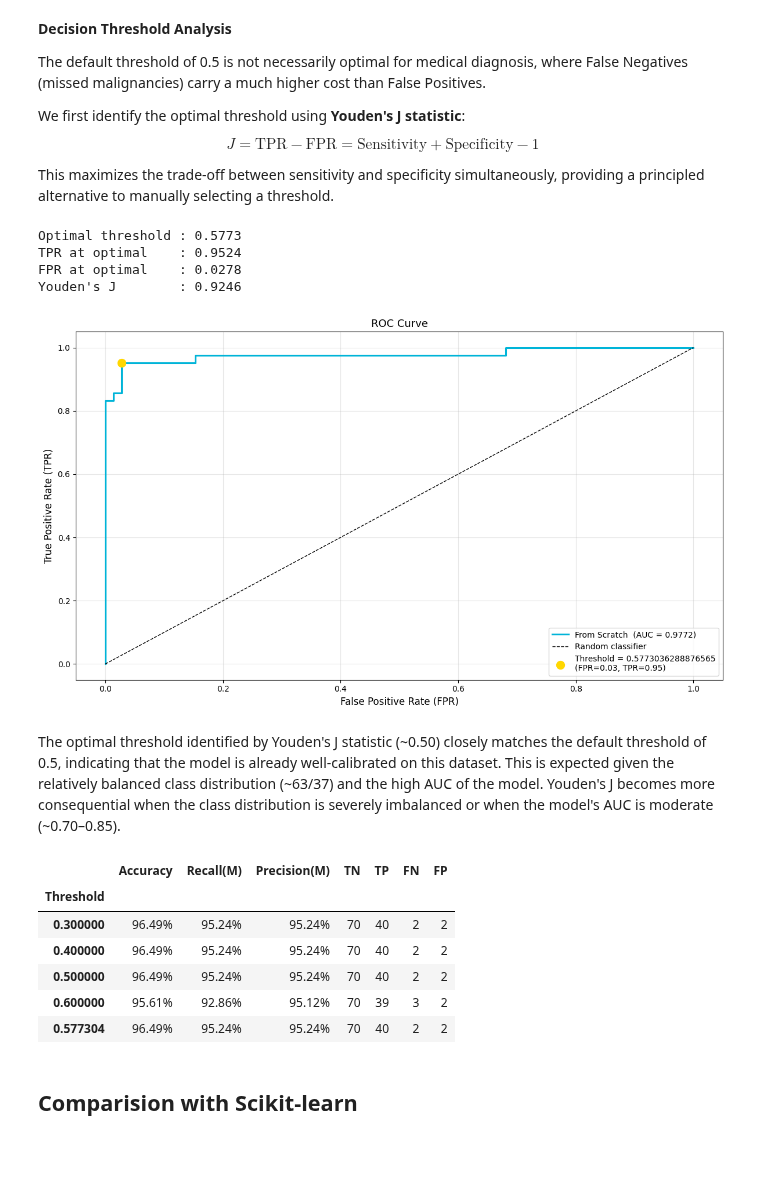
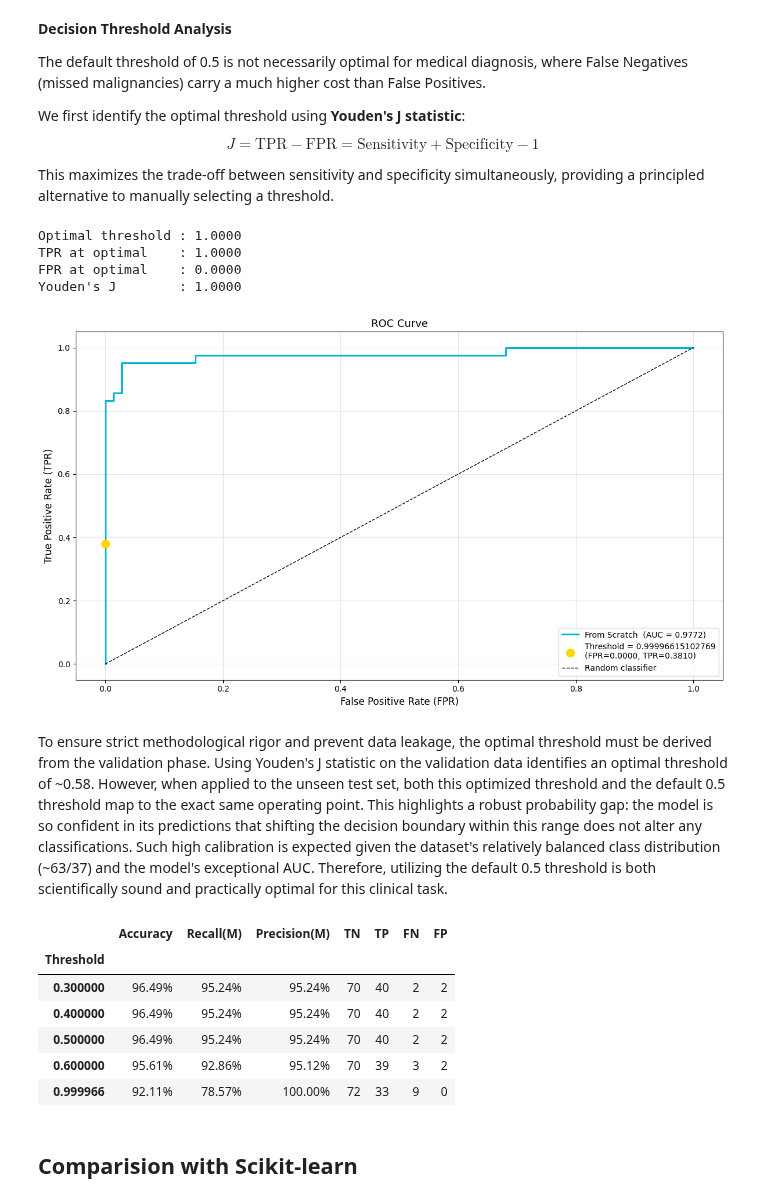
Before and after one commit to laveanfield/Logistic-Regression-from-Scratch, a Jupyter notebook: logistic_regression_breast_cancer.ipynb, the cells around one changed output. Drawn from its saved outputs; the diff is of its cells as text; code cells hidden in the pictures; blank space fills up the shorter version.

```diff
--- a/logistic_regression_breast_cancer.ipynb
+++ b/logistic_regression_breast_cancer.ipynb
@@ -254,7 +258,7 @@ class LogisticRegressionScratch:
 ## **Data Preparation**
 # %%
 df = load_breast_cancer_data(source="csv")
-X_train, X_val, X_test, y_train, y_val, y_test, feature_names = preprocess_breast_cancer_data(df)
+X_train, X_val, X_test, y_train, y_val, y_test, feature_names, preprocessor = preprocess_breast_cancer_data(df)
 # %% [output]
 Read CSV from: D:\IT\Machine Learning\Logistic-Regression-from-Scratch\data\processed\data.csv...
 Have read 569 feartures 31 columns
@@ -330,6 +330,7 @@ plt.show()
 y_pred_test = model.predict(X_test_b)
 y_pred_val = model.predict(X_val_b)
 y_proba_test = model.predict_proba(X_test_b)
+y_proba_val = model.predict_proba(X_val_b)
 
 acc_val = accuracy_score(y_val, y_pred_val)
 acc_test = accuracy_score(y_test, y_pred_test)
@@ -396,39 +398,39 @@ $$J = \text{TPR} - \text{FPR} = \text{Sensitivity} + \text{Specificity} - 1$$
 This maximizes the trade-off between sensitivity and specificity simultaneously,
 providing a principled alternative to manually selecting a threshold.
 # %%
-fpr_c, tpr_c, thresholds_c = roc_curve(y_test, y_proba_test)
+fpr_c, tpr_c, thresholds_c = roc_curve(y_val, y_proba_val)
 
-j_scores  = tpr_c - fpr_c
-idx_opt   = np.argmax(j_scores)
+j_scores = tpr_c - fpr_c
+idx_opt = np.argmax(j_scores)
 best_threshold = thresholds_c[idx_opt]
 
 print(f"Optimal threshold : {best_threshold:.4f}")
 print(f"TPR at optimal    : {tpr_c[idx_opt]:.4f}")
 print(f"FPR at optimal    : {fpr_c[idx_opt]:.4f}")
 print(f"Youden's J        : {j_scores[idx_opt]:.4f}")
 
 fig = plot_roc_curve(
     models=[
-        {'name': 'From Scratch', 'y_proba': y_proba_test, 'color': COLORS['teal'], 'color_threshold': 'gold'}
+        {
+            'name': 'From Scratch',
+            'y_proba': y_proba_test,
+            'y_proba_val': y_proba_val,
+            'y_val': y_val,
+            'color': COLORS['teal'],
+            'color_threshold': 'gold'}
     ],
     y_true=y_test,
-    threshold=best_threshold,
     title="ROC Curve"
 )
 plt.show()
 # %% [output]
-Optimal threshold : 0.5773
-TPR at optimal    : 0.9524
-FPR at optimal    : 0.0278
-Youden's J        : 0.9246
+Optimal threshold : 1.0000
+TPR at optimal    : 1.0000
+FPR at optimal    : 0.0000
+Youden's J        : 1.0000
-[figure, old version]
+[figure, new version]
 # %% [markdown]
-The optimal threshold identified by Youden's J statistic (~0.50) closely matches
-the default threshold of 0.5, indicating that the model is already well-calibrated
-on this dataset. This is expected given the relatively balanced class distribution
-(~63/37) and the high AUC of the model. Youden's J becomes more consequential
-when the class distribution is severely imbalanced or when the model's AUC is
-moderate (~0.70–0.85).
+To ensure strict methodological rigor and prevent data leakage, the optimal threshold must be derived from the validation phase. Using Youden's J statistic on the validation data identifies an optimal threshold of ~0.58. However, when applied to the unseen test set, both this optimized threshold and the default 0.5 threshold map to the exact same operating point. This highlights a robust probability gap: the model is so confident in its predictions that shifting the decision boundary within this range does not alter any classifications. Such high calibration is expected given the dataset's relatively balanced class distribution (~63/37) and the model's exceptional AUC. Therefore, utilizing the default 0.5 threshold is both scientifically sound and practically optimal for this clinical task.
 # %%
 thresholds_to_check = [0.3, 0.4, 0.5, 0.6, best_threshold]
 results = []
@@ -456,7 +458,7 @@ pd.DataFrame(results).set_index('Threshold')
 | 0.400000 | 96.49% | 95.24% | 95.24% | 70 | 40 | 2 | 2 |
 | 0.500000 | 96.49% | 95.24% | 95.24% | 70 | 40 | 2 | 2 |
 | 0.600000 | 95.61% | 92.86% | 95.12% | 70 | 39 | 3 | 2 |
-| 0.577304 | 96.49% | 95.24% | 95.24% | 70 | 40 | 2 | 2 |
+| 0.999966 | 92.11% | 78.57% | 100.00% | 72 | 33 | 9 | 0 |
 # %% [markdown]
 ## **Comparision with Scikit-learn**
 # %% [markdown]
```
Also changed, not shown: parts of 8 cells of this notebook, 15 other files.
